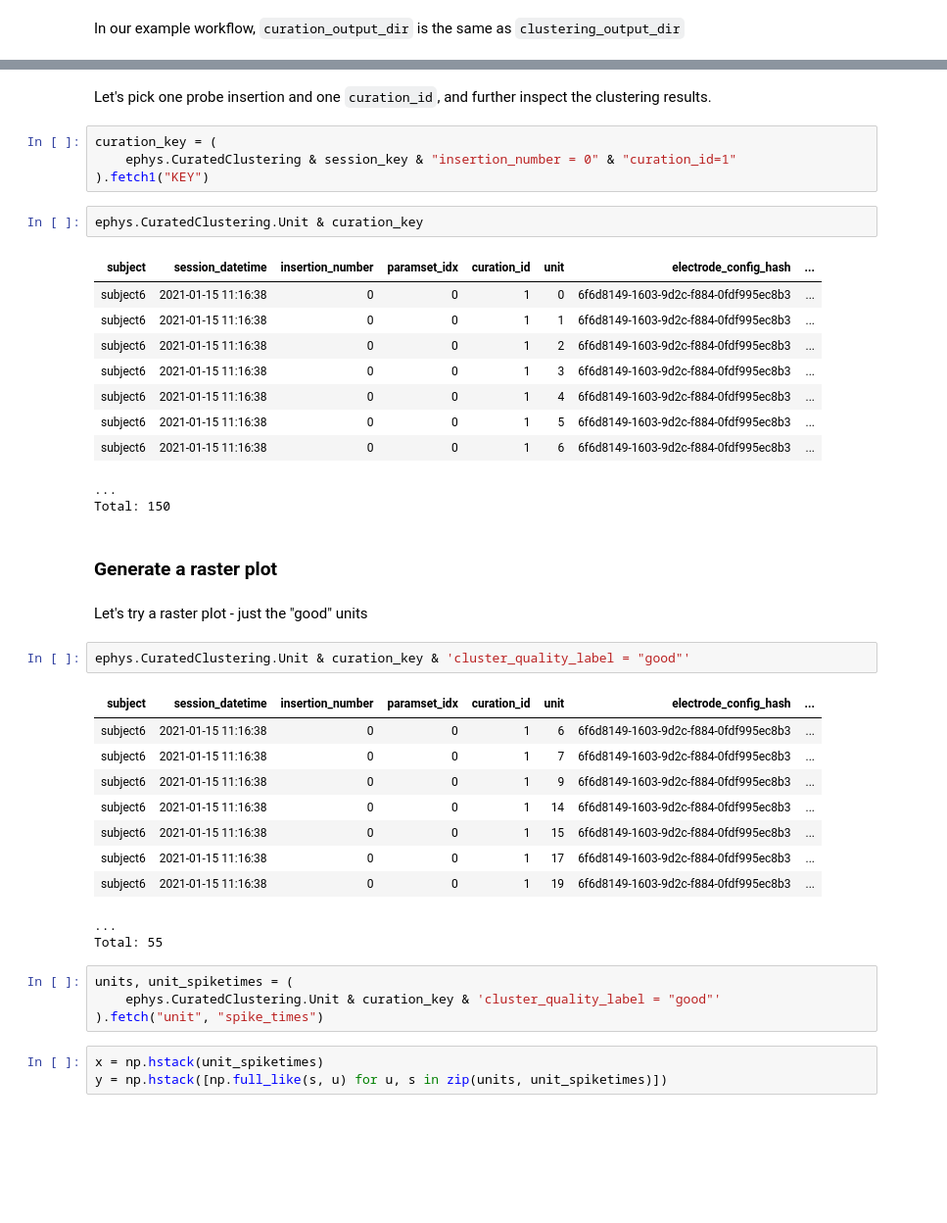
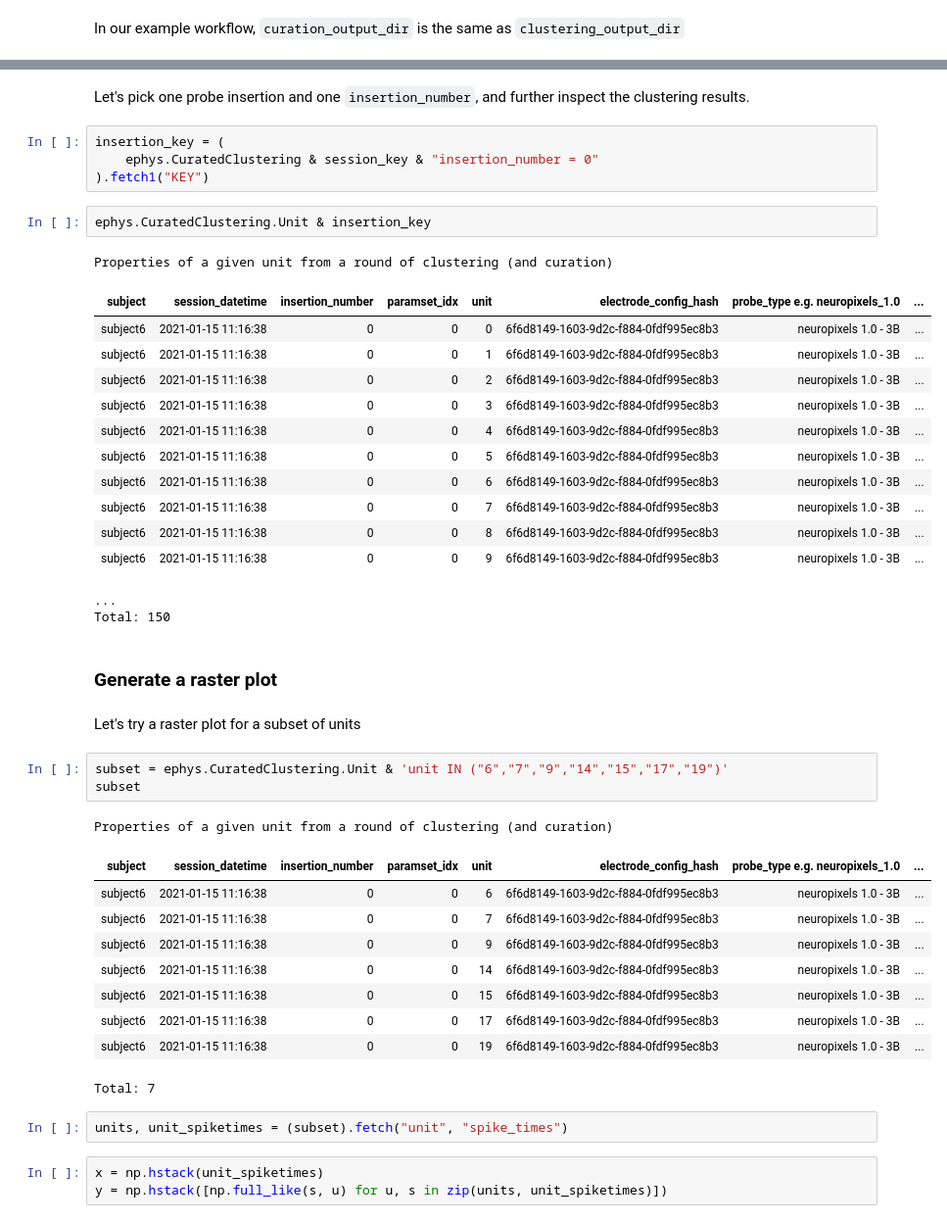
Before and after one commit to datajoint/workflow-array-ephys, a Jupyter notebook: notebooks/05-explore.ipynb, the cells around one changed output, grey strips where cells are left out. Shown: that part at 98% size. Drawn from its saved outputs; the diff is of its cells as text; blank space fills up the shorter version.

```diff
--- a/notebooks/05-explore.ipynb
+++ b/notebooks/05-explore.ipynb
@@ -116,43 +123,46 @@ Total: 300
 # %% [markdown]
-Let's pick one probe insertion and one `curation_id`, and further inspect the clustering results.
+Let's pick one probe insertion and one `insertion_number`, and further inspect the clustering results.
 # %%
-curation_key = (
-    ephys.CuratedClustering & session_key & "insertion_number = 0" & "curation_id=1"
+insertion_key = (
+    ephys.CuratedClustering & session_key & "insertion_number = 0"
 ).fetch1("KEY")
 # %%
-ephys.CuratedClustering.Unit & curation_key
+ephys.CuratedClustering.Unit & insertion_key
 # %% [output]
+Properties of a given unit from a round of clustering (and curation)
-| subject | session_datetime | insertion_number | paramset_idx | curation_id | unit | electrode_config_hash | ... |
-| subject6 | 2021-01-15 11:16:38 | 0 | 0 | 1 | 0 | 6f6d8149-1603-9d2c-f884-0fdf995ec8b3 | ... |
-| subject6 | 2021-01-15 11:16:38 | 0 | 0 | 1 | 1 | 6f6d8149-1603-9d2c-f884-0fdf995ec8b3 | ... |
-| subject6 | 2021-01-15 11:16:38 | 0 | 0 | 1 | 2 | 6f6d8149-1603-9d2c-f884-0fdf995ec8b3 | ... |
-| subject6 | 2021-01-15 11:16:38 | 0 | 0 | 1 | 3 | 6f6d8149-1603-9d2c-f884-0fdf995ec8b3 | ... |
-| subject6 | 2021-01-15 11:16:38 | 0 | 0 | 1 | 4 | 6f6d8149-1603-9d2c-f884-0fdf995ec8b3 | ... |
-| subject6 | 2021-01-15 11:16:38 | 0 | 0 | 1 | 5 | 6f6d8149-1603-9d2c-f884-0fdf995ec8b3 | ... |
-| subject6 | 2021-01-15 11:16:38 | 0 | 0 | 1 | 6 | 6f6d8149-1603-9d2c-f884-0fdf995ec8b3 | ... |
+| subject | session_datetime | insertion_number | paramset_idx | unit | electrode_config_hash | probe_type e.g. neuropixels_1.0 | ... |
+| subject6 | 2021-01-15 11:16:38 | 0 | 0 | 0 | 6f6d8149-1603-9d2c-f884-0fdf995ec8b3 | neuropixels 1.0 - 3B | ... |
+| subject6 | 2021-01-15 11:16:38 | 0 | 0 | 1 | 6f6d8149-1603-9d2c-f884-0fdf995ec8b3 | neuropixels 1.0 - 3B | ... |
+| subject6 | 2021-01-15 11:16:38 | 0 | 0 | 2 | 6f6d8149-1603-9d2c-f884-0fdf995ec8b3 | neuropixels 1.0 - 3B | ... |
+| subject6 | 2021-01-15 11:16:38 | 0 | 0 | 3 | 6f6d8149-1603-9d2c-f884-0fdf995ec8b3 | neuropixels 1.0 - 3B | ... |
+| subject6 | 2021-01-15 11:16:38 | 0 | 0 | 4 | 6f6d8149-1603-9d2c-f884-0fdf995ec8b3 | neuropixels 1.0 - 3B | ... |
+| subject6 | 2021-01-15 11:16:38 | 0 | 0 | 5 | 6f6d8149-1603-9d2c-f884-0fdf995ec8b3 | neuropixels 1.0 - 3B | ... |
+| subject6 | 2021-01-15 11:16:38 | 0 | 0 | 6 | 6f6d8149-1603-9d2c-f884-0fdf995ec8b3 | neuropixels 1.0 - 3B | ... |
+| subject6 | 2021-01-15 11:16:38 | 0 | 0 | 7 | 6f6d8149-1603-9d2c-f884-0fdf995ec8b3 | neuropixels 1.0 - 3B | ... |
+| subject6 | 2021-01-15 11:16:38 | 0 | 0 | 8 | 6f6d8149-1603-9d2c-f884-0fdf995ec8b3 | neuropixels 1.0 - 3B | ... |
+| subject6 | 2021-01-15 11:16:38 | 0 | 0 | 9 | 6f6d8149-1603-9d2c-f884-0fdf995ec8b3 | neuropixels 1.0 - 3B | ... |
-...
-Total: 150
+...
+Total: 150
 # %% [markdown]
 ### Generate a raster plot
 # %% [markdown]
-Let's try a raster plot - just the "good" units
+Let's try a raster plot for a subset of units
-# %%
-ephys.CuratedClustering.Unit & curation_key & 'cluster_quality_label = "good"'
-# %% [output]
-| subject | session_datetime | insertion_number | paramset_idx | curation_id | unit | electrode_config_hash | ... |
-| subject6 | 2021-01-15 11:16:38 | 0 | 0 | 1 | 6 | 6f6d8149-1603-9d2c-f884-0fdf995ec8b3 | ... |
-| subject6 | 2021-01-15 11:16:38 | 0 | 0 | 1 | 7 | 6f6d8149-1603-9d2c-f884-0fdf995ec8b3 | ... |
-| subject6 | 2021-01-15 11:16:38 | 0 | 0 | 1 | 9 | 6f6d8149-1603-9d2c-f884-0fdf995ec8b3 | ... |
-| subject6 | 2021-01-15 11:16:38 | 0 | 0 | 1 | 14 | 6f6d8149-1603-9d2c-f884-0fdf995ec8b3 | ... |
-| subject6 | 2021-01-15 11:16:38 | 0 | 0 | 1 | 15 | 6f6d8149-1603-9d2c-f884-0fdf995ec8b3 | ... |
-| subject6 | 2021-01-15 11:16:38 | 0 | 0 | 1 | 17 | 6f6d8149-1603-9d2c-f884-0fdf995ec8b3 | ... |
-| subject6 | 2021-01-15 11:16:38 | 0 | 0 | 1 | 19 | 6f6d8149-1603-9d2c-f884-0fdf995ec8b3 | ... |
-...
-Total: 55
+# %%
+subset = ephys.CuratedClustering.Unit & 'unit IN ("6","7","9","14","15","17","19")'
+subset
+# %% [output]
+Properties of a given unit from a round of clustering (and curation)
+| subject | session_datetime | insertion_number | paramset_idx | unit | electrode_config_hash | probe_type e.g. neuropixels_1.0 | ... |
+| subject6 | 2021-01-15 11:16:38 | 0 | 0 | 6 | 6f6d8149-1603-9d2c-f884-0fdf995ec8b3 | neuropixels 1.0 - 3B | ... |
+| subject6 | 2021-01-15 11:16:38 | 0 | 0 | 7 | 6f6d8149-1603-9d2c-f884-0fdf995ec8b3 | neuropixels 1.0 - 3B | ... |
+| subject6 | 2021-01-15 11:16:38 | 0 | 0 | 9 | 6f6d8149-1603-9d2c-f884-0fdf995ec8b3 | neuropixels 1.0 - 3B | ... |
+| subject6 | 2021-01-15 11:16:38 | 0 | 0 | 14 | 6f6d8149-1603-9d2c-f884-0fdf995ec8b3 | neuropixels 1.0 - 3B | ... |
+| subject6 | 2021-01-15 11:16:38 | 0 | 0 | 15 | 6f6d8149-1603-9d2c-f884-0fdf995ec8b3 | neuropixels 1.0 - 3B | ... |
+| subject6 | 2021-01-15 11:16:38 | 0 | 0 | 17 | 6f6d8149-1603-9d2c-f884-0fdf995ec8b3 | neuropixels 1.0 - 3B | ... |
+| subject6 | 2021-01-15 11:16:38 | 0 | 0 | 19 | 6f6d8149-1603-9d2c-f884-0fdf995ec8b3 | neuropixels 1.0 - 3B | ... |
+Total: 7
 # %%
-units, unit_spiketimes = (
-    ephys.CuratedClustering.Unit & curation_key & 'cluster_quality_label = "good"'
-).fetch("unit", "spike_times")
+units, unit_spiketimes = (subset).fetch("unit", "spike_times")
 # %%
 x = np.hstack(unit_spiketimes)
 y = np.hstack([np.full_like(s, u) for u, s in zip(units, unit_spiketimes)])
```
Also changed, not shown: parts of 9 cells of this notebook, 11 other files.
